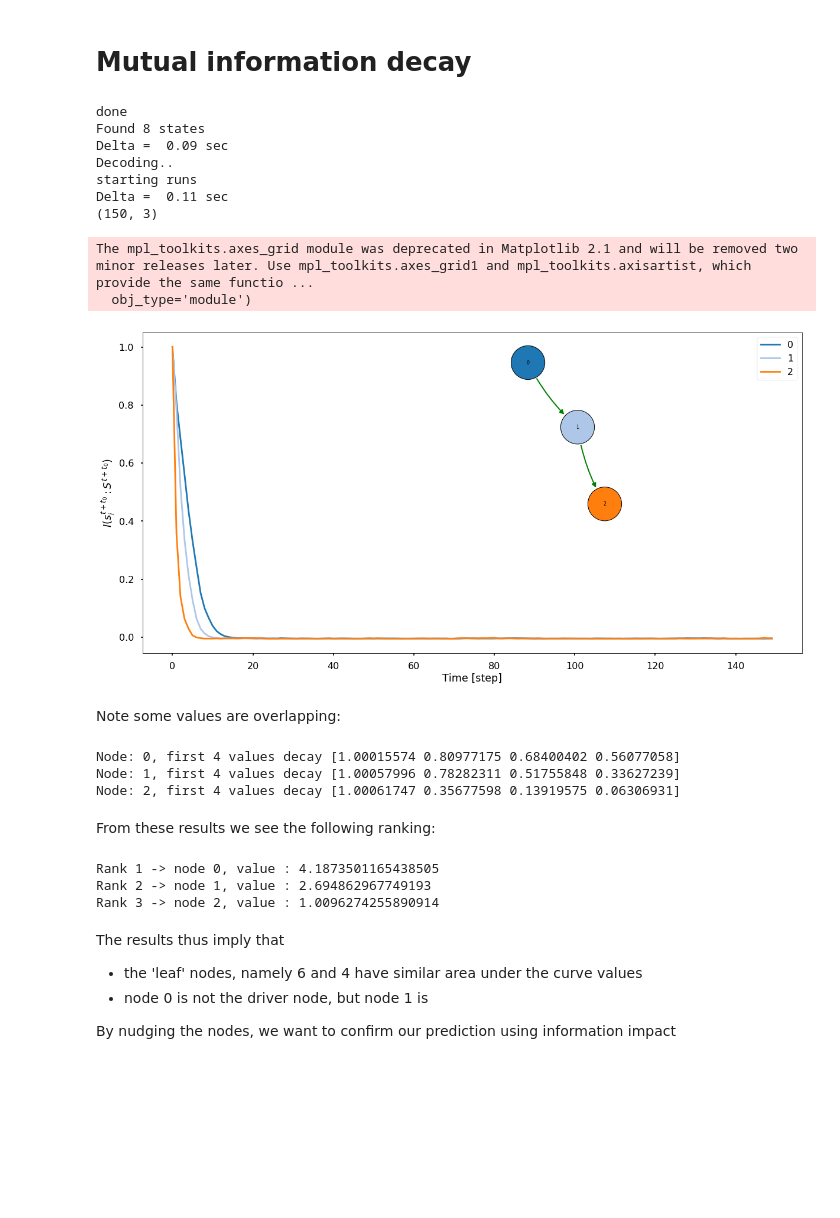
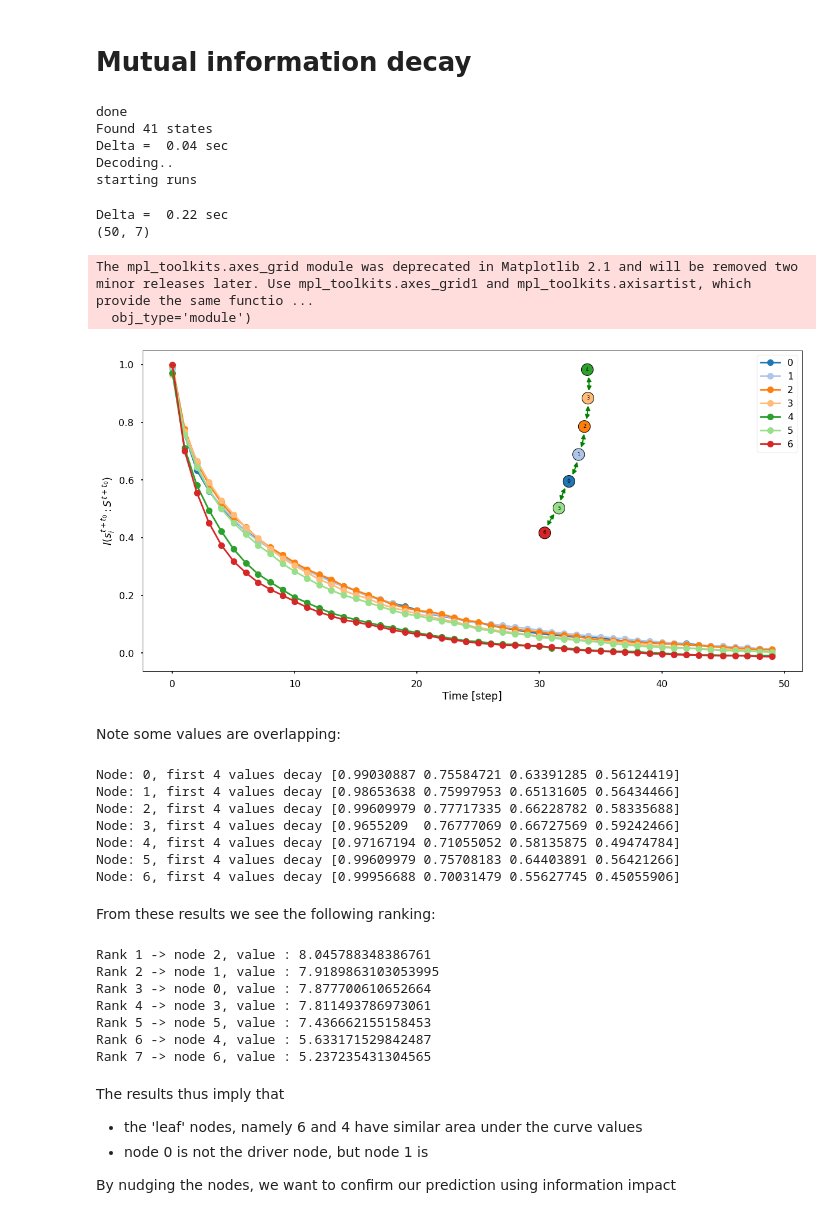
Before and after one commit to cvanelteren/information_impact, a Jupyter notebook: Advanced_example.ipynb, the cells around one changed output. Cells and saved outputs as stored; diff of their text form; code cells hidden in the pictures; blank space fills up the shorter version.

```diff
--- a/Advanced_example.ipynb
+++ b/Advanced_example.ipynb
@@ -14,9 +14,9 @@ p.style.use('seaborn-poster')
 
 # graph = nx.path_graph(5, nx.DiGraph())
 
-graph = nx.path_graph(3, nx.DiGraph()) # directed
+graph = nx.path_graph(5, ) # directed
 # graph.add_edge(0,0)
-# graph.add_edges_from([(0,5), (5,6)])
+graph.add_edges_from([(0,5), (5,6)])
 # graph = nx.barabasi_albert_graph(10, 4)
 pos = {i: np.array(j) * .08 for i, j in nx.nx_agraph.graphviz_layout(graph, prog = 'neato').items()}
 fig, ax = p.subplots()
@@ -43,6 +43,8 @@ temps        = np.linspace(0, graph.number_of_nodes(), 50)
 nSamples     = 100 # int(1e2)
 
 model = fastIsing.Ising(graph)
+
+print(model.adj)
 model.magSide    = '' # equal magnetization sampling
 model.updateType = 'single' # ultra smooth when single
 
@@ -50,8 +52,8 @@ model.updateType = 'single' # ultra smooth when single
 mag, sus = model.matchMagnetization(temps, nSamples, burninSamples = 0)
 
 from scipy import ndimage
-# sus = ndimage.gaussian_filter1d(sus, .2)
-# mag = ndimage.gaussian_filter1d(mag, .2)
+sus = ndimage.gaussian_filter1d(sus, 1)
+mag = ndimage.gaussian_filter1d(mag, 1)
 sus[np.isfinite(sus) == 0] = 0 # remove nans
 idx     = np.argsort(sus)[-1] # get 'max' idx ; second is used
 model.t = temps[idx]
@@ -79,8 +82,8 @@ Temperature at the red dashed line was used. The low on average magnetization is
 # %% [markdown]
 # Mutual information decay
 # %%
-deltas        = 150             #conditional time steps
-nSamples      = 1000       # max number of states
+deltas        = 50             #conditional time steps
+nSamples      = 100       # max number of states
 step          = int(1e3)
 burninSamples = 100            # burninSamples + step = sim. steps until sample
 repeats       = int(1e3)       # number of conditional repeats
@@ -101,9 +104,12 @@ if reverse:
     statemapper = {i : idx for idx, i in enumerate([-1, 1])}
 
     c = 0
+    snapshots = {}
     for i in range(nWindow, nSamples - 1):
         tmp   = res[i-nWindow : i]
-        state = tuple(tmp[-1])
+        state = tuple(np.array(tmp[-1], dtype = int))
+
+        snapshots[state] = snapshots.get(state, 0) + 1 / Z
         c += 1
         ps[state] = ps.get(state, 0) + 1
         if state not in cpx:
@@ -118,69 +124,72 @@ if reverse:
         cpx[state] /= val
         rmi += np.nansum(cpx[state] * np.log2(cpx[state]), axis = -1) * val / Z
     rmi -= np.nansum(px * np.log2(px), axis = -1)
+    mi  = rmi[::-1,:]
 else:
     snapshots   = infcy.getSnapShots(model, nSamples, step, burninSamples)
     cpx = infcy.monteCarlo(model, snapshots,\
                           deltas, repeats)
     px, rmi = infcy.mutualInformation(cpx, deltas, snapshots, model)
-
-
-from Utils.stats import panzeriTrevesCorrection
-bias = panzeriTrevesCorrection(px, cpx, repeats)
-mi = rmi - bias
+    from Utils.stats import panzeriTrevesCorrection
+    bias = panzeriTrevesCorrection(px, cpx, repeats)
+    mi = rmi - bias
 print(mi.shape)
 # %% [output]
 done
-Found 8 states
-Delta =  0.09 sec
+Found 41 states
+Delta =  0.04 sec
 Decoding..
 starting runs
-Delta =  0.11 sec
-(150, 3)
+Delta =  0.22 sec
+(50, 7)
 # %%
 %matplotlib inline
 fig, ax = p.subplots(figsize =(20, 10))
 elements = []
 x = np.arange(mi.shape[0])
 colors = p.cm.tab20(np.arange(graph.number_of_nodes()))
 from mpl_toolkits.axes_grid.inset_locator import inset_axes
 
 inax = inset_axes(ax,
                     width  ="70%",
                     height ="60%",
                     loc    = 'upper right')
 plotz.addGraphPretty(graph, ax = inax, \
                      cmap = colors, mapping = model.mapping, \
                      positions = pos)
 
 inax.axis('off')
 for node, nodeidx in sorted(model.mapping.items(), key = lambda x: x[1]):
-    ax.plot(x, mi[:, node], color = colors[nodeidx], label = node)
+    ax.plot(x, mi[:, node], marker ='o', color = colors[nodeidx], label = node)
     element = p.Line2D([0],[0], \
                        color = colors[nodeidx], \
                        label = node, \
                        linestyle = 'none',\
                        marker = 'o')
 
     elements.append(element)
 ax.legend()
 ax.set(xlabel = 'Time [step]', \
        ylabel = '$I(s_i^{t + t_0} : S^{t + t_0})$',\
        )
 fig.show()
 # %% [output]
 The mpl_toolkits.axes_grid module was deprecated in Matplotlib 2.1 and will be removed two minor releases later. Use mpl_toolkits.axes_grid1 and mpl_toolkits.axisartist, which provide the same functio ...
   obj_type='module')
-[figure, old version]
+[figure, new version]
 # %% [markdown]
 Note some values are overlapping:
 # %%
 for node, idx in sorted(model.mapping.items(), key = lambda x : x[0]):
     print(f'Node: {node}, first 4 values decay {mi[:4, idx]}')
 # %% [output]
-Node: 0, first 4 values decay [1.00015574 0.80977175 0.68400402 0.56077058]
-Node: 1, first 4 values decay [1.00057996 0.78282311 0.51755848 0.33627239]
-Node: 2, first 4 values decay [1.00061747 0.35677598 0.13919575 0.06306931]
+Node: 0, first 4 values decay [0.99030887 0.75584721 0.63391285 0.56124419]
+Node: 1, first 4 values decay [0.98653638 0.75997953 0.65131605 0.56434466]
+Node: 2, first 4 values decay [0.99609979 0.77717335 0.66228782 0.58335688]
+Node: 3, first 4 values decay [0.9655209  0.76777069 0.66727569 0.59242466]
+Node: 4, first 4 values decay [0.97167194 0.71055052 0.58135875 0.49474784]
+Node: 5, first 4 values decay [0.99609979 0.75708183 0.64403891 0.56421266]
+Node: 6, first 4 values decay [0.99956688 0.70031479 0.55627745 0.45055906]
 # %% [markdown]
 From these results we see the following ranking:
 # %%
@@ -198,9 +207,13 @@ auc = [scipy.integrate.quad(lambda x: func(x, *c), 0, deltas // 2)[0] for c in c
 for rank, idx in enumerate(np.argsort(auc)[::-1]):
     print(f"Rank {rank + 1} -> node {model.rmapping[idx]}, value : {auc[idx]}")
 # %% [output]
-Rank 1 -> node 0, value : 4.1873501165438505
-Rank 2 -> node 1, value : 2.694862967749193
-Rank 3 -> node 2, value : 1.0096274255890914
+Rank 1 -> node 2, value : 8.045788348386761
+Rank 2 -> node 1, value : 7.9189863103053995
+Rank 3 -> node 0, value : 7.877700610652664
+Rank 4 -> node 3, value : 7.811493786973061
+Rank 5 -> node 5, value : 7.436662155158453
+Rank 6 -> node 4, value : 5.633171529842487
+Rank 7 -> node 6, value : 5.237235431304565
 # %% [markdown]
 The results thus imply that
 - the 'leaf' nodes, namely 6 and 4 have similar area under the curve values
```
Also changed, not shown: parts of 6 cells of this notebook, 6 other files.
